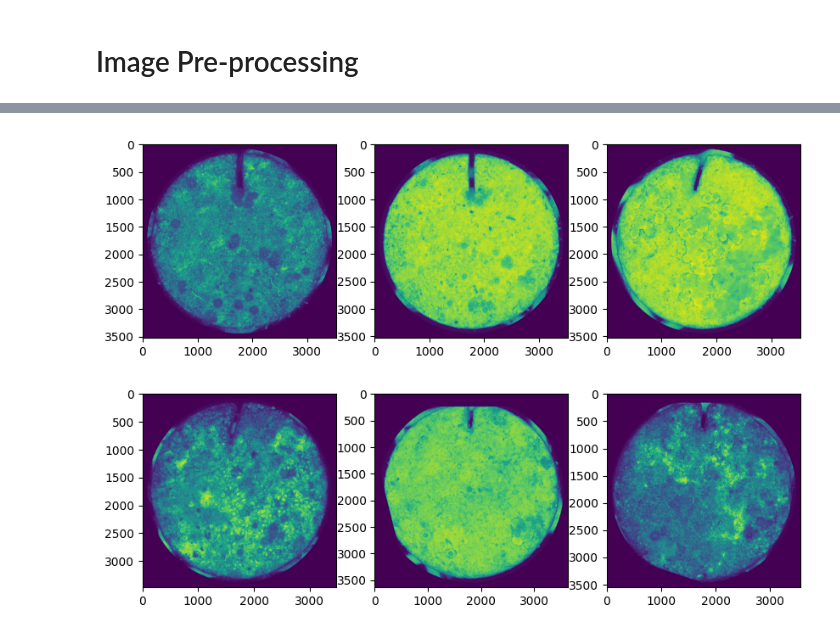
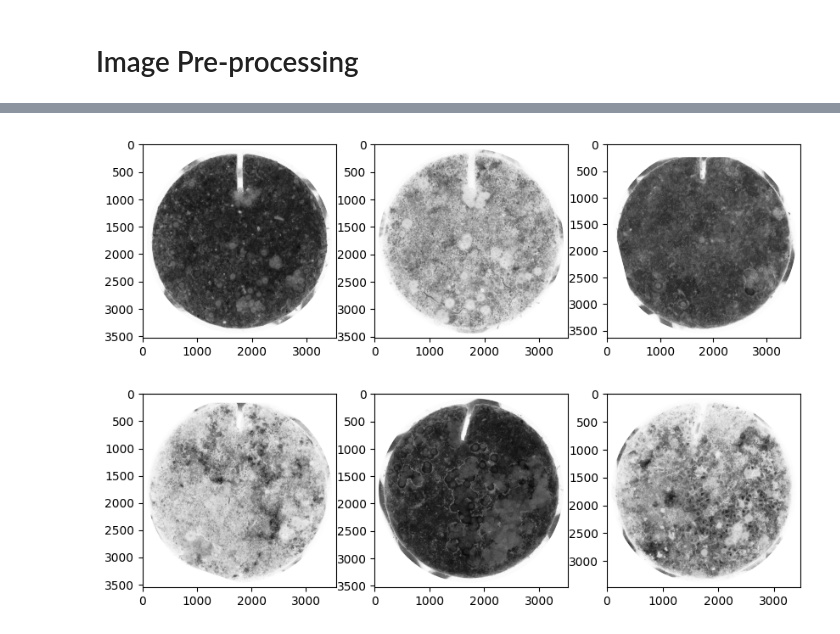
Before and after one commit to Sarthakischauhan/cs136-coral, a Jupyter notebook: main.ipynb, the cells around one changed output, grey strips where cells are left out. Drawn from its saved outputs; the diff is of its cells as text; code cells hidden in the pictures.

Commit message:
Made branch, fixed cmap

```diff
--- a/main.ipynb
+++ b/main.ipynb
@@ -13,11 +11,11 @@ files = get_all_files("./dataset")
 # %%
 fig = plt.figure(figsize=(10,7))
 i = 1
 plt.axis("off")
 for file in files:
     plt.subplot(2,3,i)
     img = cv.imread(file, cv.IMREAD_GRAYSCALE)
-    plt.imshow(img, cmap="greys")
+    plt.imshow(img, cmap="Greys")
     i+=1
 # %% [output]
-[figure, old version]
+[figure, new version]
```
Also changed, not shown: parts of 1 cell of this notebook.
